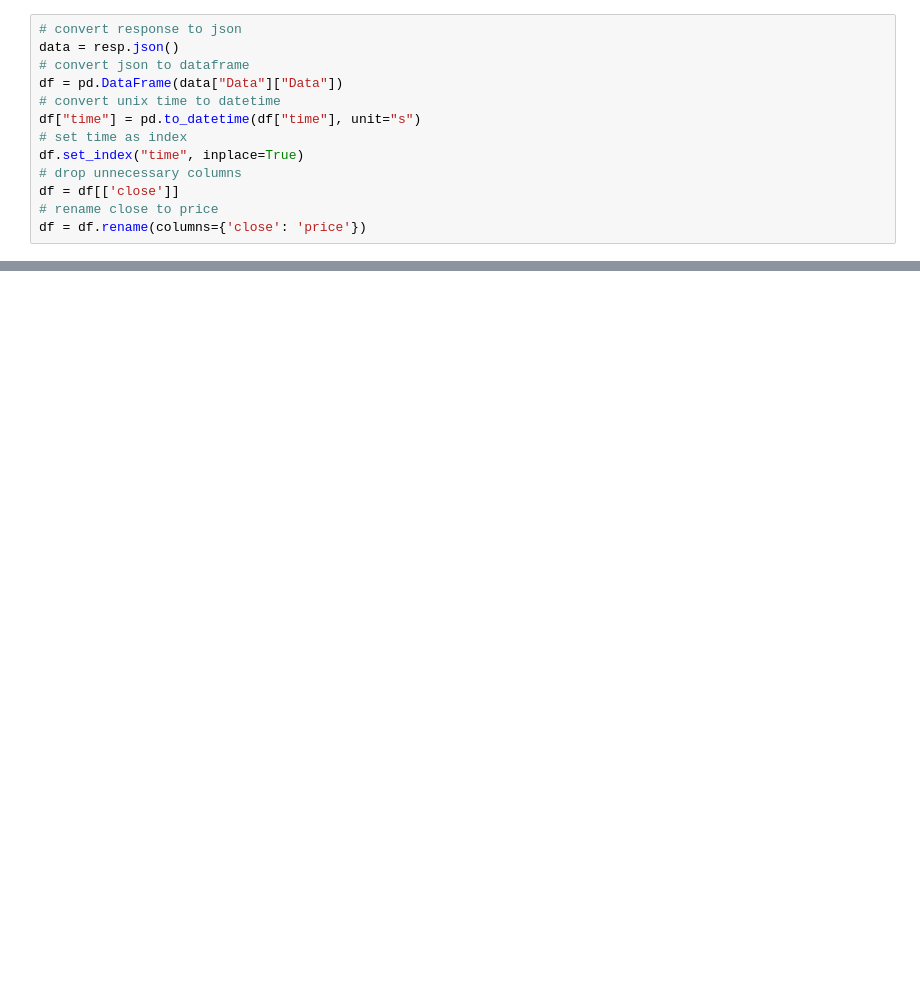
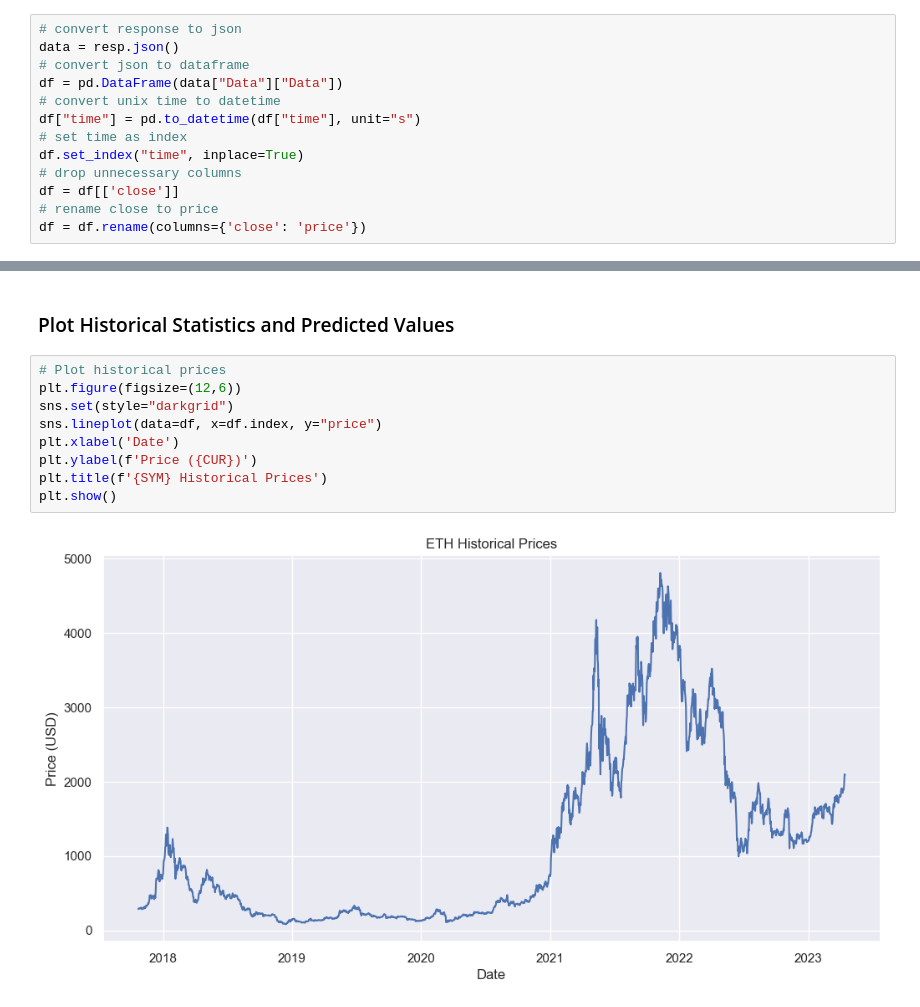
Before and after one commit to andrearcaina/Stock-Predictor, a Jupyter notebook: eth.ipynb, the cells around one changed output, grey strips where cells are left out. Cells and saved outputs as stored; diff of their text form; blank space fills up the shorter version.

```diff
--- a/eth.ipynb
+++ b/eth.ipynb
@@ -47,0 +64,13 @@ df
+# %% [markdown]
+### Plot Historical Statistics and Predicted Values
+# %%
+# Plot historical prices
+plt.figure(figsize=(12,6))
+sns.set(style="darkgrid")
+sns.lineplot(data=df, x=df.index, y="price")
+plt.xlabel('Date')
+plt.ylabel(f'Price ({CUR})')
+plt.title(f'{SYM} Historical Prices')
+plt.show()
+# %% [output]
+[figure, added]
```
Also changed, not shown: parts of 12 cells of this notebook.
